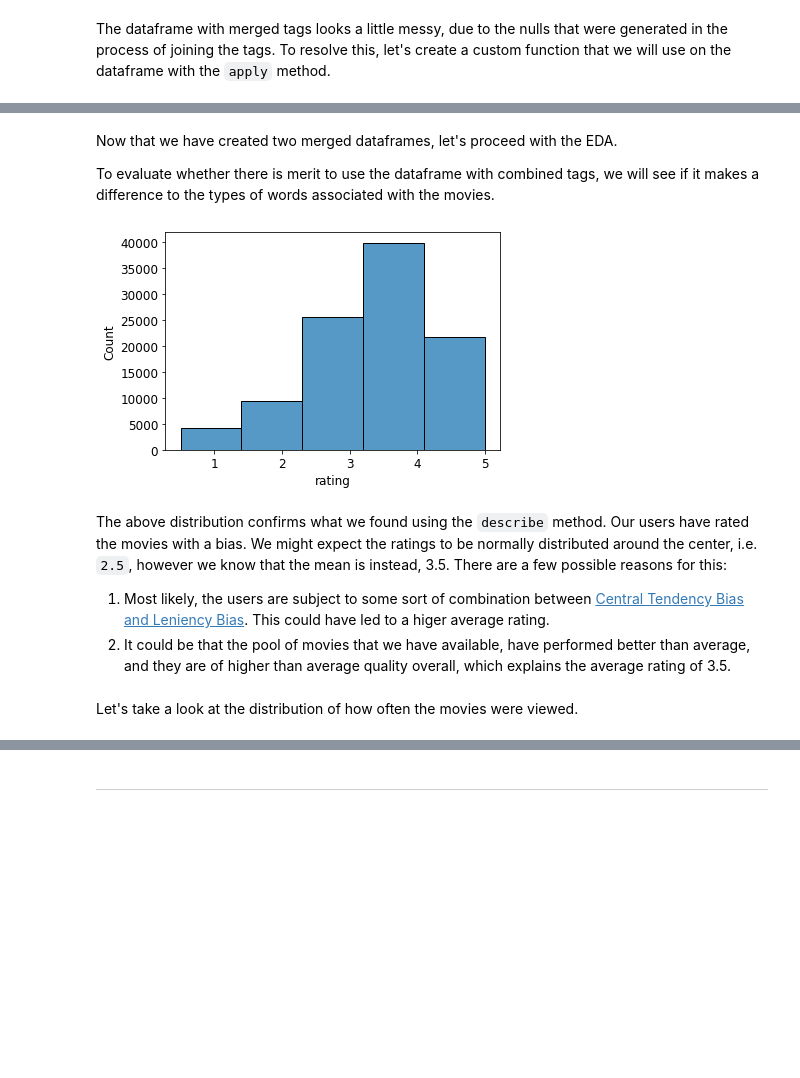
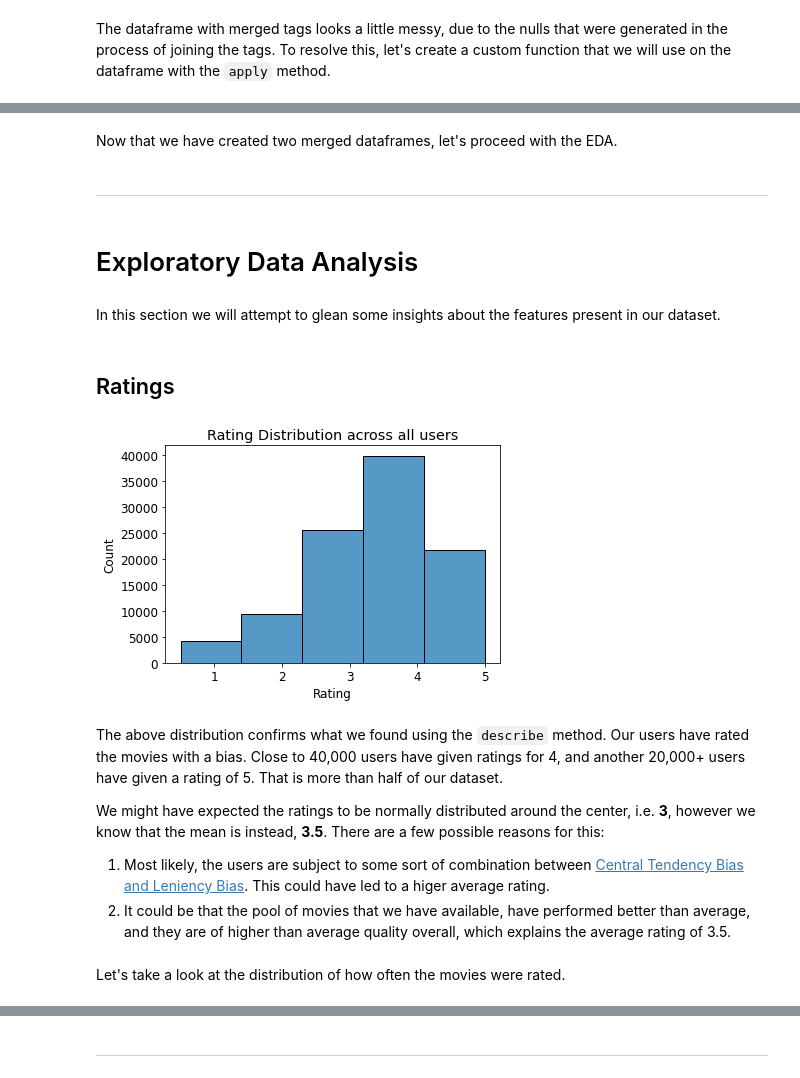
Before and after one commit to sujayjangam/Movie-Recommender-System, a Jupyter notebook: 1_Data_Exploration_and_EDA.ipynb, the cells around one changed output, grey strips where cells are left out. Cells and saved outputs as stored; diff of their text form; code cells hidden in the pictures; blank space fills up the shorter version.

```diff
--- a/1_Data_Exploration_and_EDA.ipynb
+++ b/1_Data_Exploration_and_EDA.ipynb
@@ -163,5 +269,8 @@ First let's replace the '|' in our `genre` columns so that we can use it in our
 # %%
 movies['genres'] = movies['genres'].map(lambda x: x.replace('|', ' '))
+movies['genres'] = movies['genres'].map(lambda x: 'no_genres_listed'
+                                        if x == '(no genres listed)'
+                                        else x)
 # %% [markdown]
 With this done, let's move on to exploratory data analyis.
 # %% [markdown]
@@ -230,17 +372,27 @@ df_merged_tags.drop_duplicates(keep='first', inplace=True)
 # %% [markdown]
 Now that we have created two merged dataframes, let's proceed with the EDA.
-
-To evaluate whether there is merit to use the dataframe with combined tags, we will see if it makes a difference to the types of words associated with the movies.
+# %% [markdown]
+---
+# %% [markdown]
+# Exploratory Data Analysis
+# %% [markdown]
+In this section we will attempt to glean some insights about the features present in our dataset.
+# %% [markdown]
+## Ratings
 # %%
-sns.histplot(data=df, x='rating', bins=5);
+sns.histplot(data=df, x='rating', bins=5)
+plt.title('Rating Distribution across all users')
+plt.xlabel('Rating');
 # %% [output]
-[figure, old version]
+[figure, new version]
 # %% [markdown]
-The above distribution confirms what we found using the `describe` method. Our users have rated the movies with a bias. We might expect the ratings to be normally distributed around the center, i.e. `2.5`, however we know that the mean is instead, 3.5. There are a few possible reasons for this:
+The above distribution confirms what we found using the `describe` method. Our users have rated the movies with a bias. Close to 40,000 users have given ratings for 4, and another 20,000+ users have given a rating of 5. That is more than half of our dataset.
+
+We might have expected the ratings to be normally distributed around the center, i.e. **3**, however we know that the mean is instead, **3.5**. There are a few possible reasons for this:
 1. Most likely, the users are subject to some sort of combination between [Central Tendency Bias and Leniency Bias](https://www.trakstar.com/blog-post/8-rater-biases-impacting-performance-management/). This could have led to a higer average rating.
 2. It could be that the pool of movies that we have available, have performed better than average, and they are of higher than average quality overall, which explains the average rating of 3.5.
 # %% [markdown]
-Let's take a look at the distribution of how often the movies were viewed.
+Let's take a look at the distribution of how often the movies were rated.
 # %%
 # get series of value counts for each movie
 sr_movie_valuecounts = df['title'].value_counts().sort_values(ascending=False)
```
Also changed, not shown: parts of 116 cells of this notebook.
